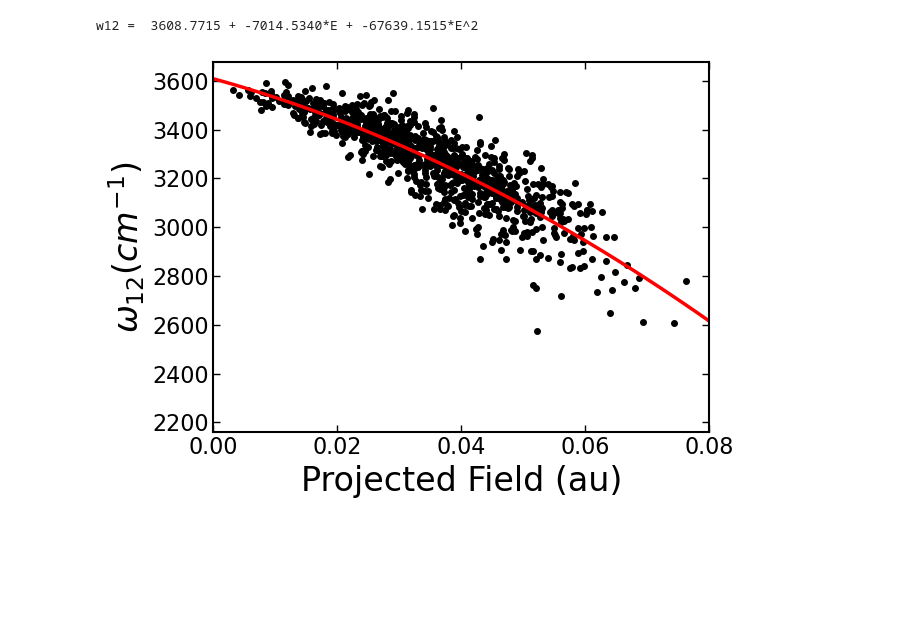
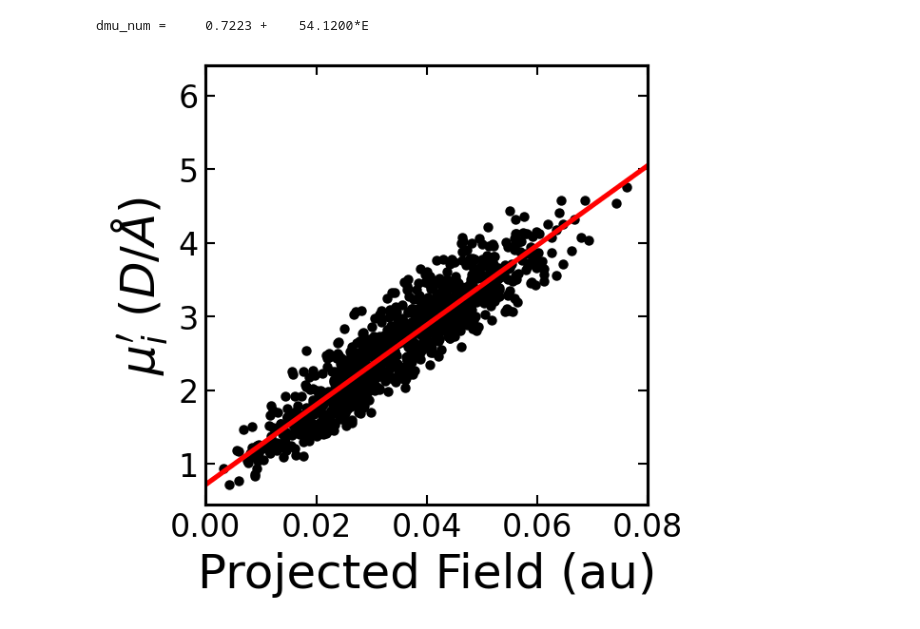
Before and after one commit to piskuliche/EmpiricalMapping, a Jupyter notebook: examples/empirical_map_plotting.ipynb, the cells around one changed output. Drawn from its saved outputs; the diff is of its cells as text; code cells hidden in the pictures; blank space fills up the shorter version.

```diff
--- a/examples/empirical_map_plotting.ipynb
+++ b/examples/empirical_map_plotting.ipynb
@@ -50,16 +80,16 @@ w01 =  3763.1546 + -6370.5865*E + -48318.9239*E^2
 # %%
-poly, popt, pcov = new_map.fit_attribute_of_map("w12", 2)
+poly, popt, pcov = new_map.fit_attribute_of_map("dmu_num", 1)
 evals = np.linspace(0.0, 0.10, 100)
 yvalues = poly(evals, *popt)
 
-fig = plt.figure()
-plt.scatter(new_map.Eproj, new_map.w12, c='black')
+fig = plt.figure(figsize=(4,4),dpi=150)
+plt.scatter(new_map.Eproj, new_map.dmu_num, c='black')
 plt.plot(evals, yvalues, c='red')
 plt.xlabel("Projected Field (au)")
-plt.ylabel("$\omega_{12} (cm^{-1})$")
+plt.ylabel("$\mu_i'~(D/\AA)$")
 plt.xlim(0, 0.08)
 plt.show()
 # %% [output]
-w12 =  3608.7715 + -7014.5340*E + -67639.1515*E^2
+dmu_num =     0.7223 +    54.1200*E
-[figure, old version]
+[figure, new version]
 # %%
```
Also changed, not shown: parts of 9 cells of this notebook.
